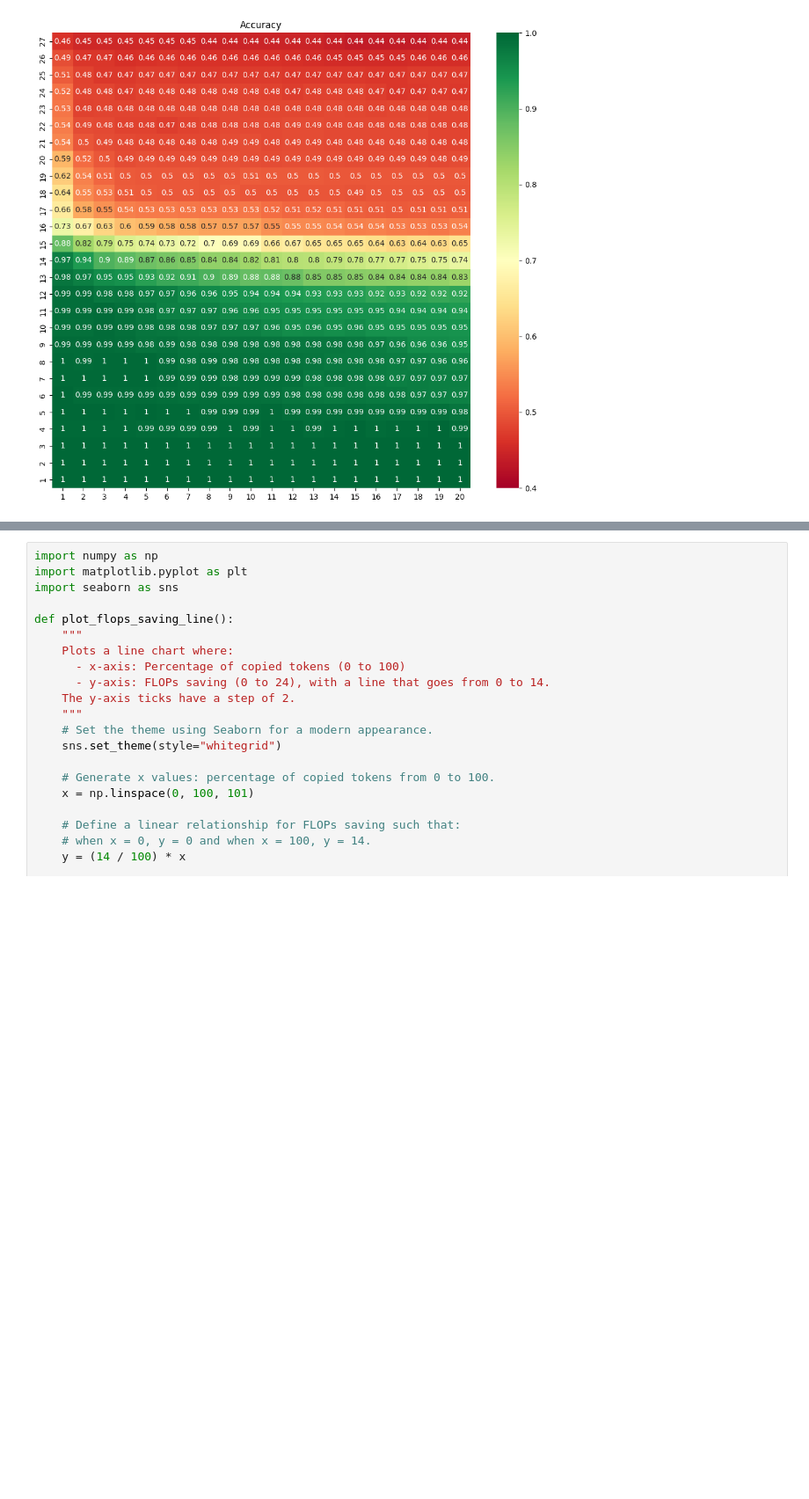
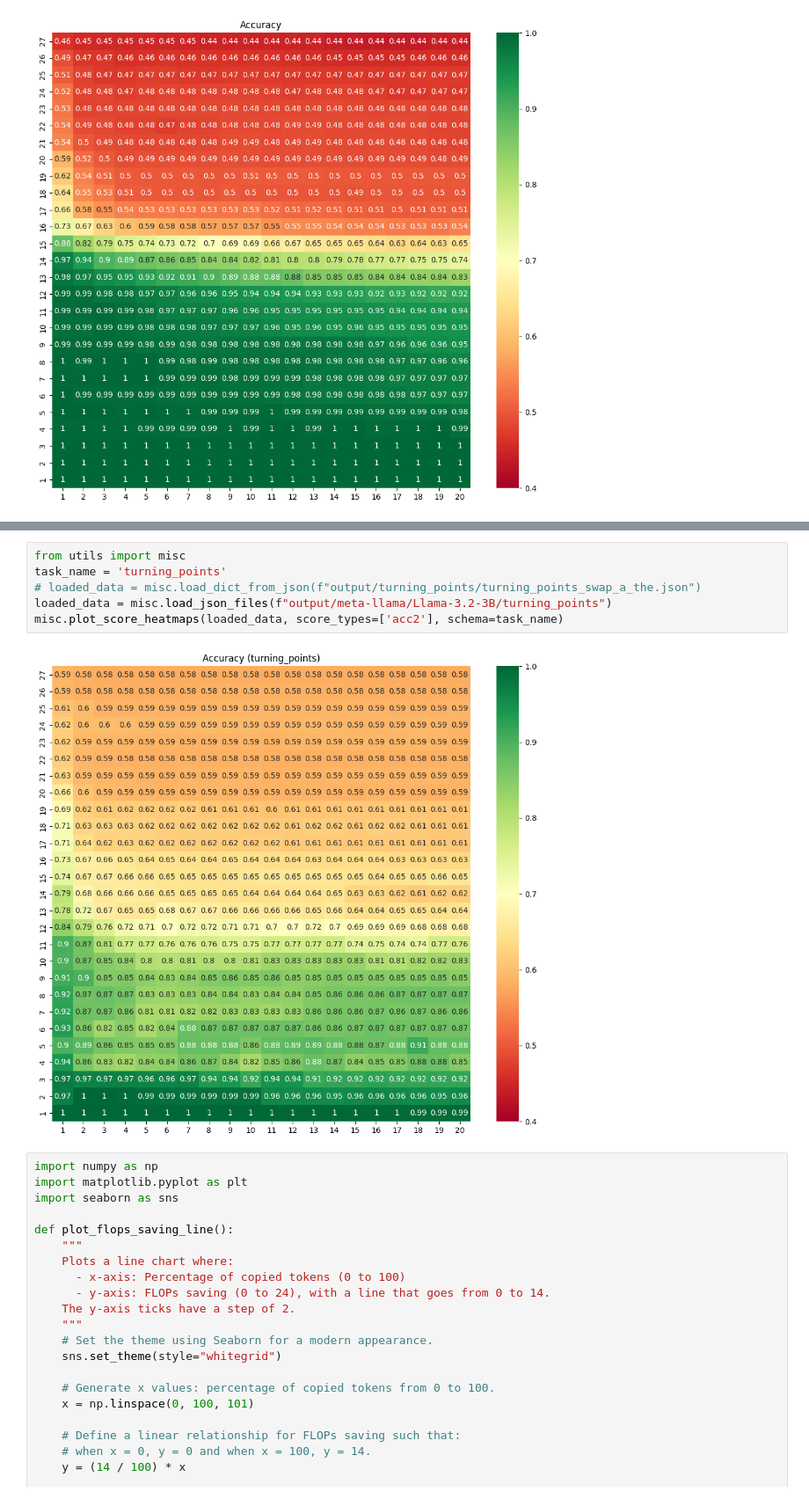
Before and after one commit to phusroyal/CopyMech, a Jupyter notebook: visualize.ipynb, the cells around one changed output, grey strips where cells are left out. Shown at 88% size. Saved outputs shown, nothing was run; the diff lists cells and outputs as text; blank space fills up the shorter version.

Commit message:
turning points 4 llama

```diff
--- a/visualize.ipynb
+++ b/visualize.ipynb
@@ -401,3 +401,11 @@ misc.plot_score_heatmaps(loaded_data, score_types=['acc2'])
+# %%
+from utils import misc
+task_name = 'turning_points'
+# loaded_data = misc.load_dict_from_json(f"output/turning_points/turning_points_swap_a_the.json")
+loaded_data = misc.load_json_files(f"output/meta-llama/Llama-3.2-3B/turning_points")
+misc.plot_score_heatmaps(loaded_data, score_types=['acc2'], schema=task_name)
+# %% [output]
+[figure, added]
 # %%
 import numpy as np
 import matplotlib.pyplot as plt
```
Also changed, not shown: parts of 1 cell of this notebook, 13 other files.
